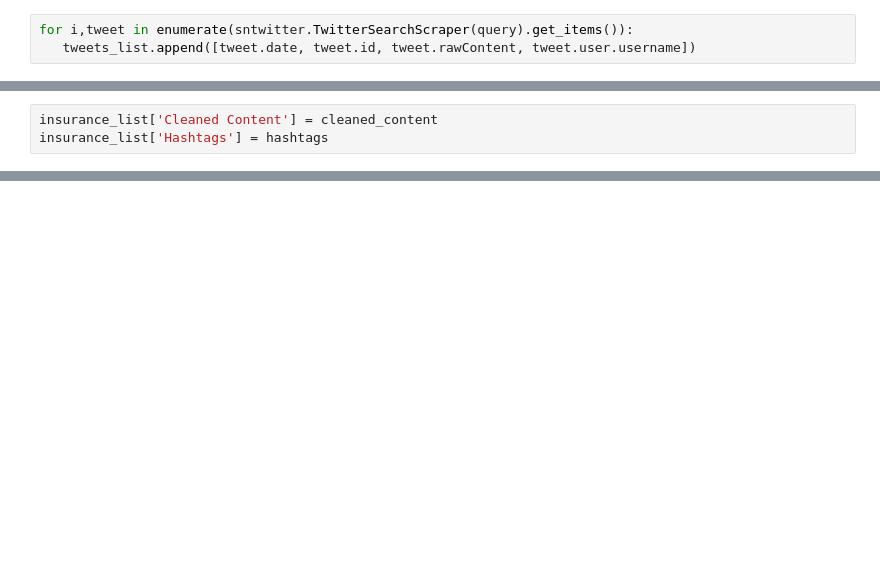
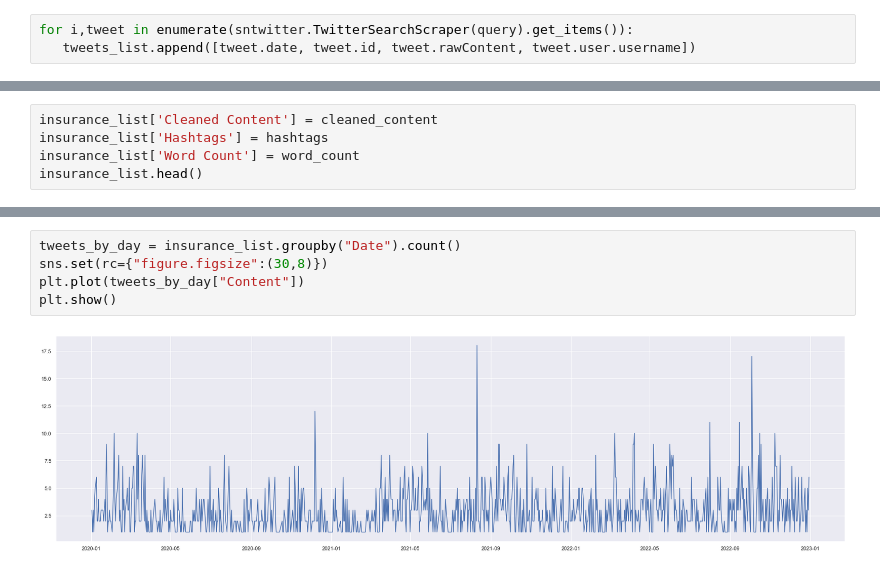
Before and after one commit to arnoldmuiruri/insurance_sentiment_analysis, a Jupyter notebook: Insurance analysis.ipynb, the cells around one changed output, grey strips where cells are left out. Drawn from its saved outputs; the diff is of its cells as text; blank space fills up the shorter version.

```diff
--- a/Insurance analysis.ipynb
+++ b/Insurance analysis.ipynb
@@ -83,3 +88,5 @@ Name: Content, dtype: object
 # %%
 insurance_list['Cleaned Content'] = cleaned_content
 insurance_list['Hashtags'] = hashtags
+insurance_list['Word Count'] = word_count
+insurance_list.head()
@@ -94,0 +100,7 @@ insurance_list.head()
+# %%
+tweets_by_day = insurance_list.groupby("Date").count()
+sns.set(rc={"figure.figsize":(30,8)})
+plt.plot(tweets_by_day["Content"])
+plt.show()
+# %% [output]
+[figure, added]
```
Also changed, not shown: parts of 13 cells of this notebook.
